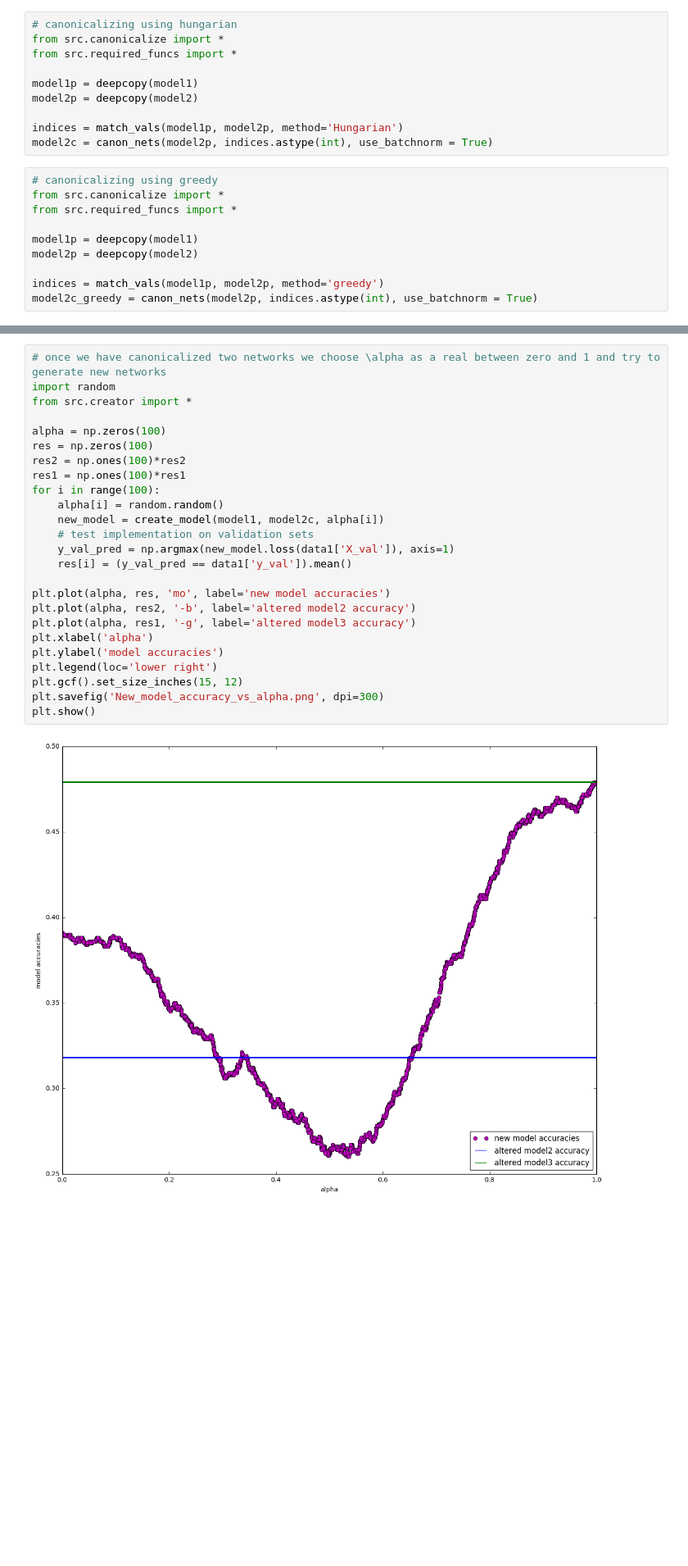
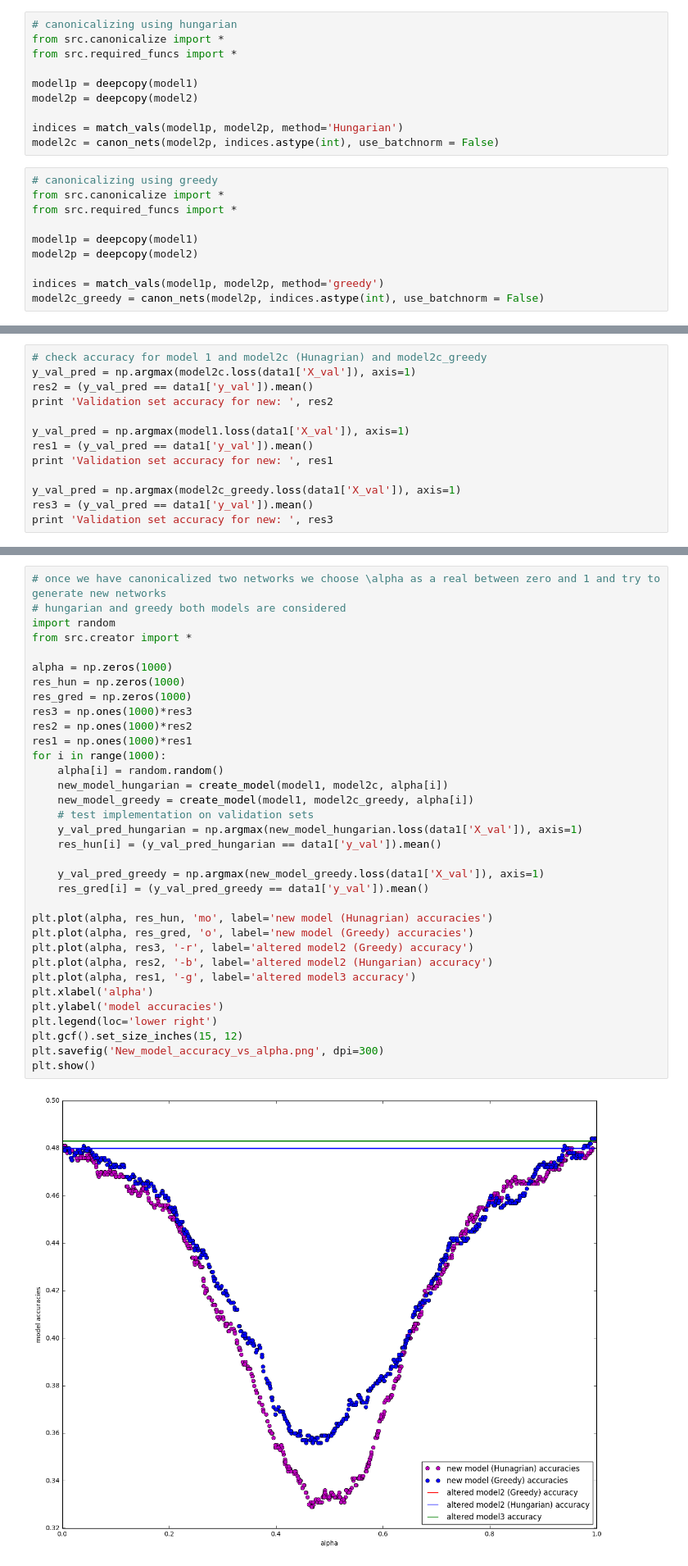
Before and after one commit to LousyLory/Canonical_Nets, a Jupyter notebook: canonical_Nets.ipynb, the cells around one changed output, grey strips where cells are left out. Shown at 82% size. Drawn from its saved outputs; the diff is of its cells as text; blank space fills up the shorter version.

```diff
--- a/canonical_Nets.ipynb
+++ b/canonical_Nets.ipynb
@@ -261,7 +271,7 @@ model1p = deepcopy(model1)
 model2p = deepcopy(model2)
 
 indices = match_vals(model1p, model2p, method='Hungarian')
-model2c = canon_nets(model2p, indices.astype(int), use_batchnorm = True)
+model2c = canon_nets(model2p, indices.astype(int), use_batchnorm = False)
 # %%
 # canonicalizing using greedy
 from src.canonicalize import *
@@ -271,4 +281,4 @@ model1p = deepcopy(model1)
 model2p = deepcopy(model2)
 
 indices = match_vals(model1p, model2p, method='greedy')
-model2c_greedy = canon_nets(model2p, indices.astype(int), use_batchnorm = True)
+model2c_greedy = canon_nets(model2p, indices.astype(int), use_batchnorm = False)
@@ -349,0 +374,13 @@ print (y_val_pred == data1['y_val']).mean()
+# %%
+# check accuracy for model 1 and model2c (Hunagrian) and model2c_greedy
+y_val_pred = np.argmax(model2c.loss(data1['X_val']), axis=1)
+res2 = (y_val_pred == data1['y_val']).mean()
+print 'Validation set accuracy for new: ', res2
+
+y_val_pred = np.argmax(model1.loss(data1['X_val']), axis=1)
+res1 = (y_val_pred == data1['y_val']).mean()
+print 'Validation set accuracy for new: ', res1
+
+y_val_pred = np.argmax(model2c_greedy.loss(data1['X_val']), axis=1)
+res3 = (y_val_pred == data1['y_val']).mean()
+print 'Validation set accuracy for new: ', res3
@@ -350,27 +395,36 @@ print (y_val_pred == data1['y_val']).mean()
 # %%
 # once we have canonicalized two networks we choose \alpha as a real between zero and 1 and try to generate new networks
+# hungarian and greedy both models are considered
 import random
 from src.creator import *
 
-alpha = np.zeros(100)
-res = np.zeros(100)
-res2 = np.ones(100)*res2
-res1 = np.ones(100)*res1
-for i in range(100):
+alpha = np.zeros(1000)
+res_hun = np.zeros(1000)
+res_gred = np.zeros(1000)
+res3 = np.ones(1000)*res3
+res2 = np.ones(1000)*res2
+res1 = np.ones(1000)*res1
+for i in range(1000):
     alpha[i] = random.random()
-    new_model = create_model(model1, model2c, alpha[i])
+    new_model_hungarian = create_model(model1, model2c, alpha[i])
+    new_model_greedy = create_model(model1, model2c_greedy, alpha[i])
     # test implementation on validation sets
-    y_val_pred = np.argmax(new_model.loss(data1['X_val']), axis=1)
-    res[i] = (y_val_pred == data1['y_val']).mean()
+    y_val_pred_hungarian = np.argmax(new_model_hungarian.loss(data1['X_val']), axis=1)
+    res_hun[i] = (y_val_pred_hungarian == data1['y_val']).mean()
 
-plt.plot(alpha, res, 'mo', label='new model accuracies')
-plt.plot(alpha, res2, '-b', label='altered model2 accuracy')
+    y_val_pred_greedy = np.argmax(new_model_greedy.loss(data1['X_val']), axis=1)
+    res_gred[i] = (y_val_pred_greedy == data1['y_val']).mean()
+
+plt.plot(alpha, res_hun, 'mo', label='new model (Hunagrian) accuracies')
+plt.plot(alpha, res_gred, 'o', label='new model (Greedy) accuracies')
+plt.plot(alpha, res3, '-r', label='altered model2 (Greedy) accuracy')
+plt.plot(alpha, res2, '-b', label='altered model2 (Hungarian) accuracy')
 plt.plot(alpha, res1, '-g', label='altered model3 accuracy')
 plt.xlabel('alpha')
 plt.ylabel('model accuracies')
 plt.legend(loc='lower right')
 plt.gcf().set_size_inches(15, 12)
 plt.savefig('New_model_accuracy_vs_alpha.png', dpi=300)
 plt.show()
 # %% [output]
-[figure, old version]
+[figure, new version]
```
Also changed, not shown: parts of 21 cells of this notebook, 27 other files.
